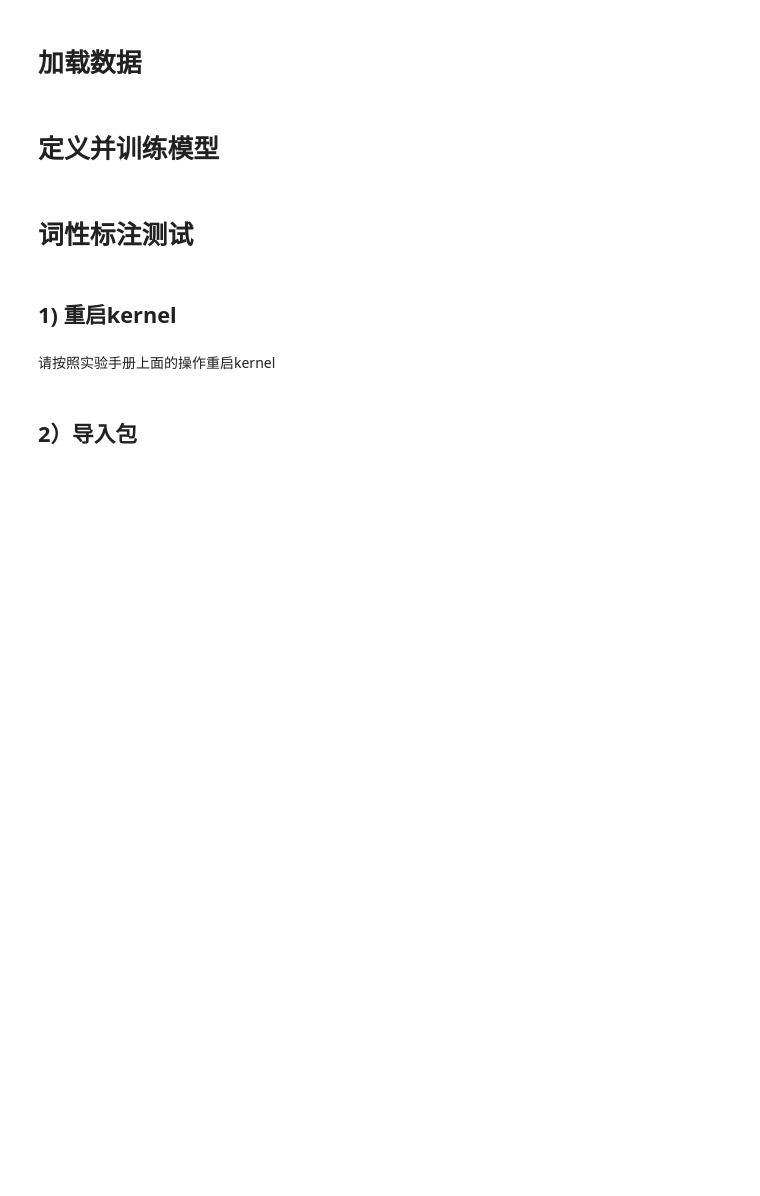
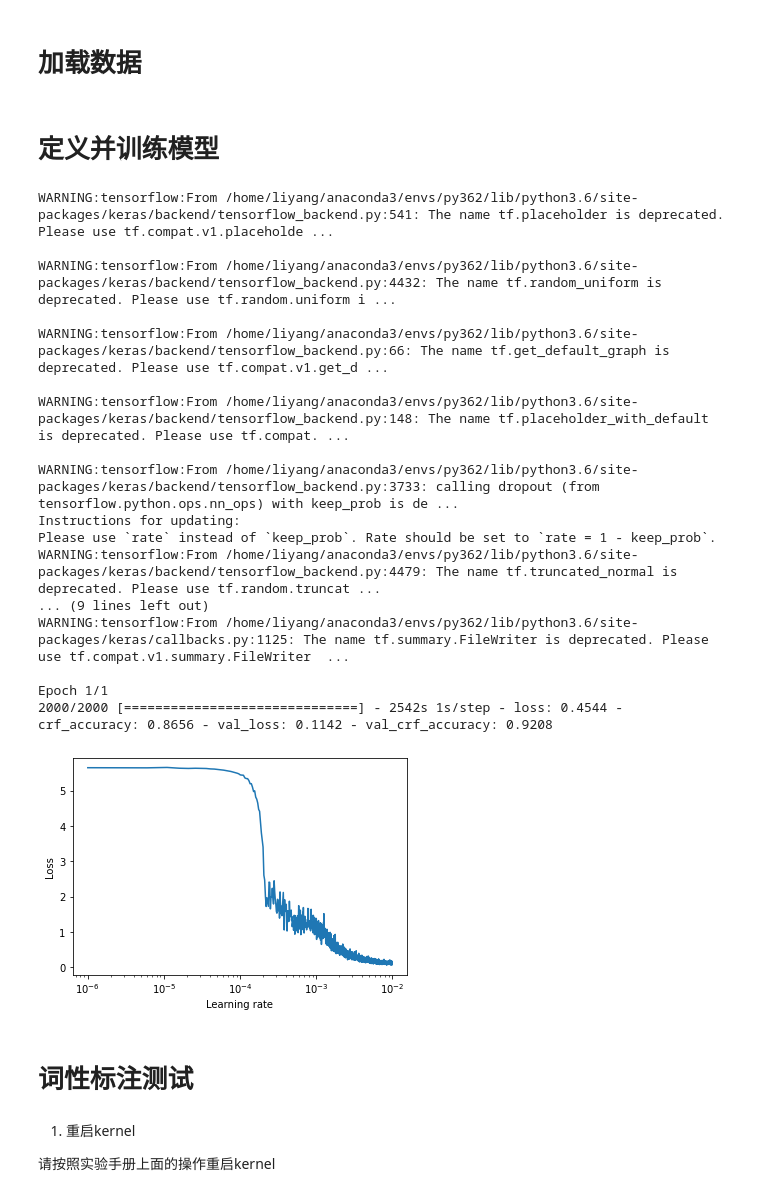
Before and after one commit to Liesy/Natural-Language-Processing, a Jupyter notebook: exp3/bi_lstm_crf_POS.ipynb, the cells around one changed output. Saved outputs shown, nothing was run; the diff lists cells and outputs as text; code cells hidden in the pictures; blank space fills up the shorter version.

```diff
--- a/exp3/bi_lstm_crf_POS.ipynb
+++ b/exp3/bi_lstm_crf_POS.ipynb
@@ -279,7 +270,7 @@ tokenizer = get_or_create(config,
                           optimizer=Adam(),
                           embedding_file=embedding_file_path,
                           src_dict_path=src_dict_path,
-                          weights_path=init_weights_path)
+                          weights_path=None)
 print(tokenizer)
 save_config(tokenizer, config_save_path)
 
@@ -287,38 +278,55 @@ save_config(tokenizer, config_save_path)
 ck = ModelCheckpoint(weights_save_path,
                      save_best_only=True,
                      save_weights_only=True,
                      monitor='val_loss',
                      verbose=0)
 #创建日志
 log = TensorBoard(log_dir='./tookit/bi-lstm-crf-master/logs',
                   histogram_freq=0,
                   batch_size=data_loader.batch_size,
                   write_graph=True,
                   write_grads=False)
 
 # 使用LRFinder寻找有效的学习率
 lr_finder = LRFinder(1e-6, 1e-2, steps_per_epoch, epochs=1)  # => (2e-4, 3e-4)
 lr_scheduler = WatchScheduler(lambda _, lr: lr / 2, min_lr=2e-4, max_lr=4e-4, watch="val_loss", watch_his_len=2)
 lr_scheduler = SGDRScheduler(min_lr=4e-5, max_lr=1e-3, steps_per_epoch=steps_per_epoch,
                              cycle_length=15,
                              lr_decay=0.9,
                              mult_factor=1.2)
 
 
 #训练模型
 tokenizer.model.fit_generator(data_loader.generator_from_data(X_train, Y_train),
                               epochs=1,
                               steps_per_epoch=steps_per_epoch,
                               validation_data=data_loader.generator_from_data(X_valid, Y_valid),
                               validation_steps=validation_steps,
                               callbacks=[ck, log, lr_finder])
 #画出损失函数
 lr_finder.plot_loss()
+# %% [output]
+WARNING:tensorflow:From /home/liyang/anaconda3/envs/py362/lib/python3.6/site-packages/keras/backend/tensorflow_backend.py:541: The name tf.placeholder is deprecated. Please use tf.compat.v1.placeholde ...
+
+WARNING:tensorflow:From /home/liyang/anaconda3/envs/py362/lib/python3.6/site-packages/keras/backend/tensorflow_backend.py:4432: The name tf.random_uniform is deprecated. Please use tf.random.uniform i ...
+
+WARNING:tensorflow:From /home/liyang/anaconda3/envs/py362/lib/python3.6/site-packages/keras/backend/tensorflow_backend.py:66: The name tf.get_default_graph is deprecated. Please use tf.compat.v1.get_d ...
+
+WARNING:tensorflow:From /home/liyang/anaconda3/envs/py362/lib/python3.6/site-packages/keras/backend/tensorflow_backend.py:148: The name tf.placeholder_with_default is deprecated. Please use tf.compat. ...
+
+WARNING:tensorflow:From /home/liyang/anaconda3/envs/py362/lib/python3.6/site-packages/keras/backend/tensorflow_backend.py:3733: calling dropout (from tensorflow.python.ops.nn_ops) with keep_prob is de ...
+Instructions for updating:
+Please use `rate` instead of `keep_prob`. Rate should be set to `rate = 1 - keep_prob`.
+WARNING:tensorflow:From /home/liyang/anaconda3/envs/py362/lib/python3.6/site-packages/keras/backend/tensorflow_backend.py:4479: The name tf.truncated_normal is deprecated. Please use tf.random.truncat ...
+... (9 lines left out)
+WARNING:tensorflow:From /home/liyang/anaconda3/envs/py362/lib/python3.6/site-packages/keras/callbacks.py:1125: The name tf.summary.FileWriter is deprecated. Please use tf.compat.v1.summary.FileWriter  ...
+
+Epoch 1/1
+2000/2000 [==============================] - 2542s 1s/step - loss: 0.4544 - crf_accuracy: 0.8656 - val_loss: 0.1142 - val_crf_accuracy: 0.9208
+[figure, added]
 # %% [markdown]
 # 词性标注测试
-# %% [markdown]
-## 1) 重启kernel
-# %% [markdown]
-请按照实验手册上面的操作重启kernel
-# %% [markdown]
-## 2）导入包
+# %% [markdown]
+1. 重启kernel
+
+请按照实验手册上面的操作重启kernel
```
Also changed, not shown: parts of 24 cells of this notebook.
